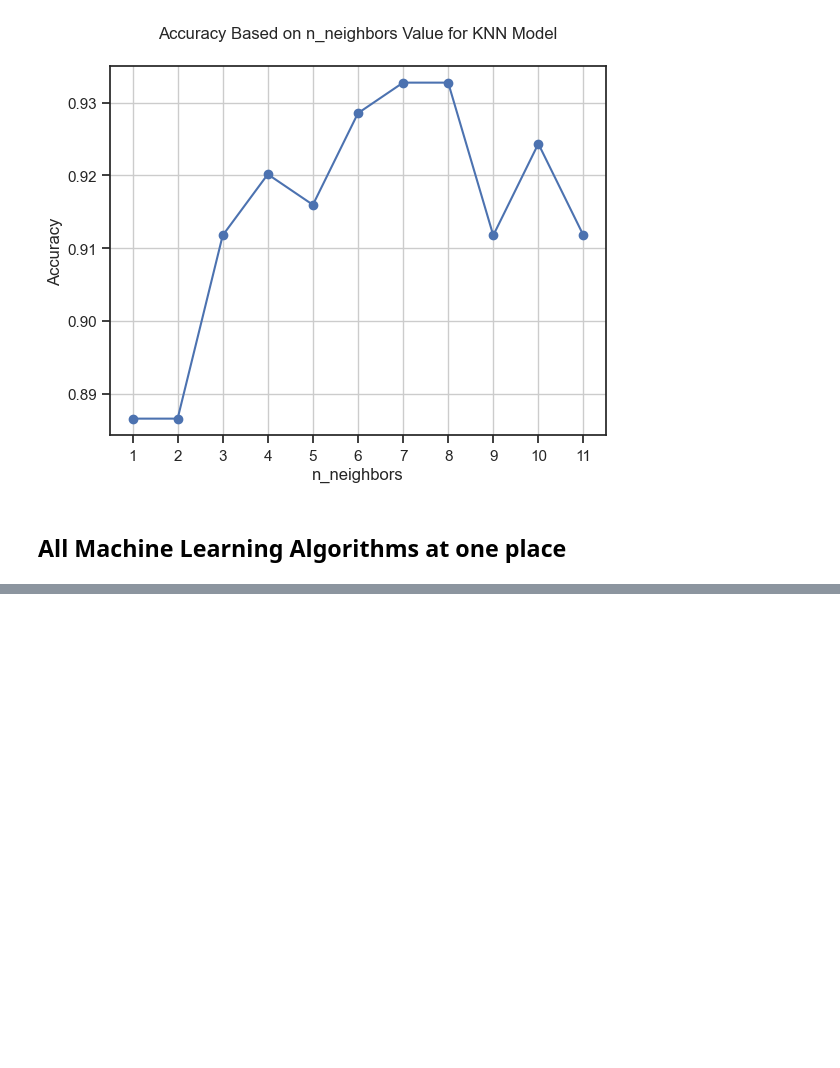
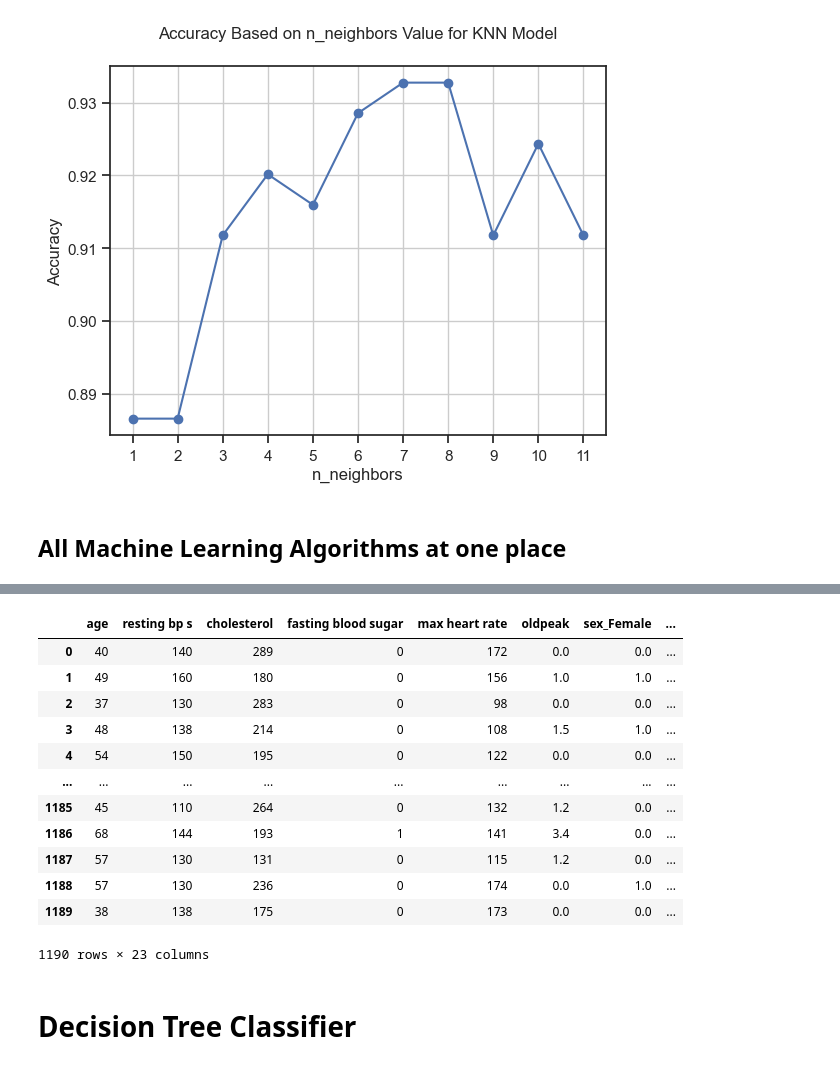
Before and after one commit to arda92a/Data-Mining-Project, a Jupyter notebook: project.ipynb, the cells around one changed output, grey strips where cells are left out. Cells and saved outputs as stored; diff of their text form; code cells hidden in the pictures; blank space fills up the shorter version.

```diff
--- a/project.ipynb
+++ b/project.ipynb
@@ -64,10 +65,10 @@ df["resting ecg"]=df["resting ecg"].map(mappingRCG)
 # %%
 mappingEA={0:"No",1:"Yes"}
-df["exercise angina"] = df["exercise angina"].map(mappingEA)
+df_renamed["exercise angina"] = df["exercise angina"].map(mappingEA)
 # %%
 mappingSTS={1:"Upsloping",2:"Flat",3:"Downsloping"}
-df["ST slope"]=df["ST slope"].map(mappingSTS)
+df_renamed["ST slope"]=df["ST slope"].map(mappingSTS)
 # %%
 mappingTarget={1:"Heart disease",0:"Normal"}
-df["target"] = df["target"].map(mappingTarget)
+df_renamed["target"] = df["target"].map(mappingTarget)
 # %%
@@ -973,0 +985,16 @@ metrics_df.sort_values(by="Avarage",ascending=False)
+# %%
+from sklearn.preprocessing import OneHotEncoder
+
+categorical_columns = df_renamed.select_dtypes(include=['object']).columns.tolist()
+
+encoder = OneHotEncoder(sparse_output=False)
+
+one_hot_encoded = encoder.fit_transform(df_renamed[categorical_columns])
+
+one_hot_df = pd.DataFrame(one_hot_encoded, columns=encoder.get_feature_names_out(categorical_columns))
+
+df_encoded = pd.concat([df_renamed, one_hot_df], axis=1)
+
+df_encoded = df_encoded.drop(categorical_columns, axis=1)
+
+print(f"Encoded Employee data : \n{df_encoded}")
@@ -973,0 +1019,16 @@ metrics_df.sort_values(by="Avarage",ascending=False)
+# %%
+pd.DataFrame(df_encoded)
+# %% [output]
+|  | age | resting bp s | cholesterol | fasting blood sugar | max heart rate | oldpeak | sex_Female | ... |
+| 0 | 40 | 140 | 289 | 0 | 172 | 0.0 | 0.0 | ... |
+| 1 | 49 | 160 | 180 | 0 | 156 | 1.0 | 1.0 | ... |
+| 2 | 37 | 130 | 283 | 0 | 98 | 0.0 | 0.0 | ... |
+| 3 | 48 | 138 | 214 | 0 | 108 | 1.5 | 1.0 | ... |
+| 4 | 54 | 150 | 195 | 0 | 122 | 0.0 | 0.0 | ... |
+| ... | ... | ... | ... | ... | ... | ... | ... | ... |
+| 1185 | 45 | 110 | 264 | 0 | 132 | 1.2 | 0.0 | ... |
+| 1186 | 68 | 144 | 193 | 1 | 141 | 3.4 | 0.0 | ... |
+| 1187 | 57 | 130 | 131 | 0 | 115 | 1.2 | 0.0 | ... |
+| 1188 | 57 | 130 | 236 | 0 | 174 | 0.0 | 1.0 | ... |
+| 1189 | 38 | 138 | 175 | 0 | 173 | 0.0 | 0.0 | ... |
+1190 rows × 23 columns
@@ -973,0 +1042,2 @@ metrics_df.sort_values(by="Avarage",ascending=False)
+# %% [markdown]
+# Decision Tree Classifier
```
Also changed, not shown: parts of 49 cells of this notebook, 1 other file.
